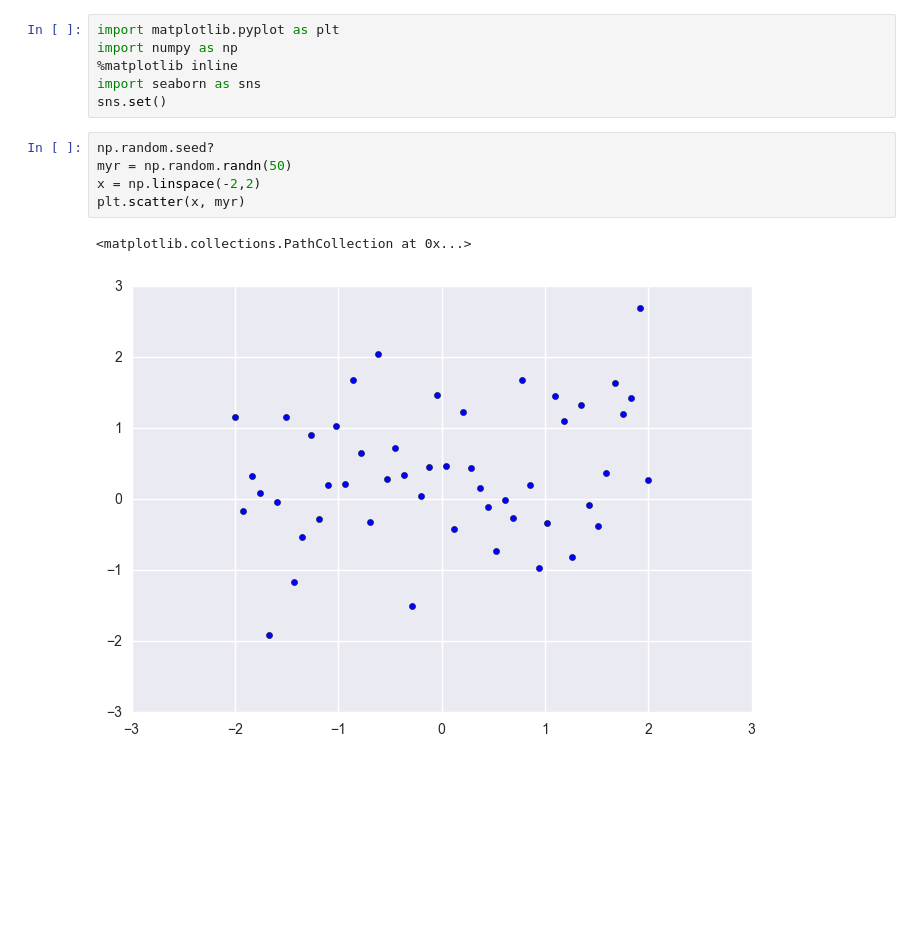
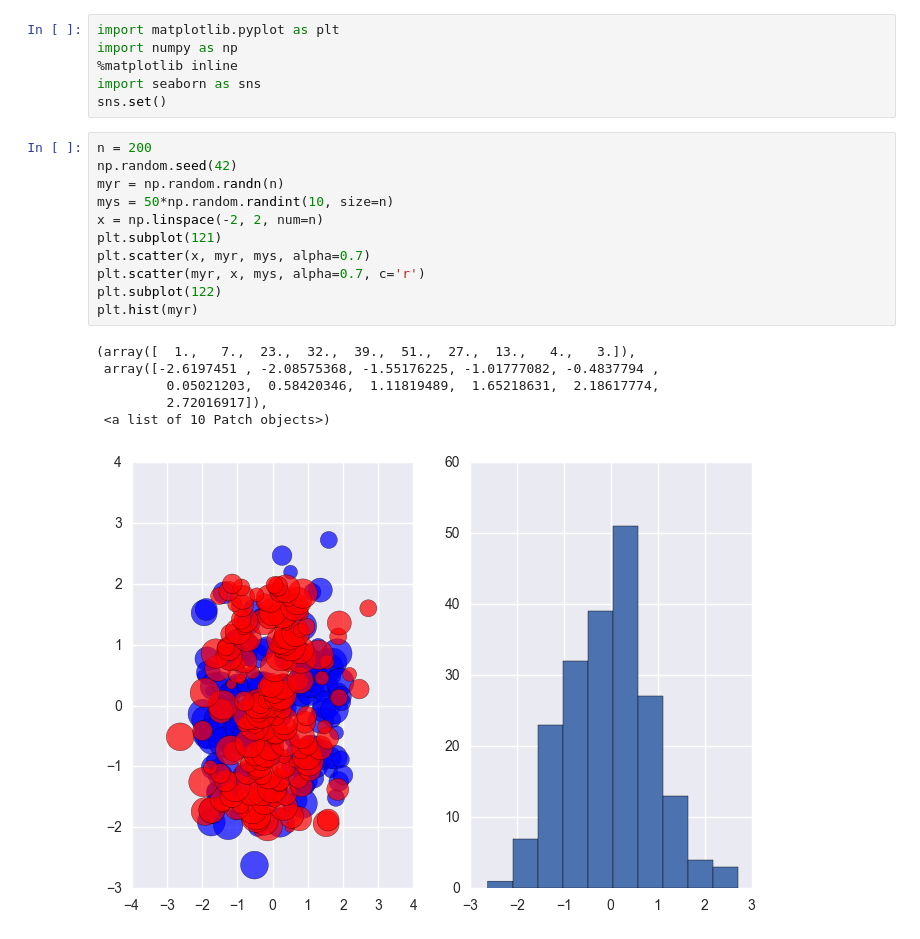
Before and after one commit to teoguso/sol_1116, a Jupyter notebook: plot_testing.ipynb, the cells around one changed output. Saved outputs shown, nothing was run; the diff lists cells and outputs as text; blank space fills up the shorter version.

```diff
--- a/plot_testing.ipynb
+++ b/plot_testing.ipynb
@@ -5,13 +5,23 @@ import numpy as np
 import seaborn as sns
 sns.set()
 # %%
-np.random.seed?
-myr = np.random.randn(50)
-x = np.linspace(-2,2)
-plt.scatter(x, myr)
+n = 200
+np.random.seed(42)
+myr = np.random.randn(n)
+mys = 50*np.random.randint(10, size=n)
+x = np.linspace(-2, 2, num=n)
+plt.subplot(121)
+plt.scatter(x, myr, mys, alpha=0.7)
+plt.scatter(myr, x, mys, alpha=0.7, c='r')
+plt.subplot(122)
+plt.hist(myr)
 # %% [output]
-<matplotlib.collections.PathCollection at 0x...>
+(array([  1.,   7.,  23.,  32.,  39.,  51.,  27.,  13.,   4.,   3.]),
+ array([-2.6197451 , -2.08575368, -1.55176225, -1.01777082, -0.4837794 ,
+         0.05021203,  0.58420346,  1.11819489,  1.65218631,  2.18617774,
+         2.72016917]),
+ <a list of 10 Patch objects>)
-[figure, old version]
+[figure, new version]
 # %%
 plt.plot(x, np.exp(-x**2), label='Artwork')
 plt.scatter(x, np.exp(-(x)**2) + myr/50, label='Major Artwork')
```
Also changed, not shown: parts of 1 cell of this notebook.
